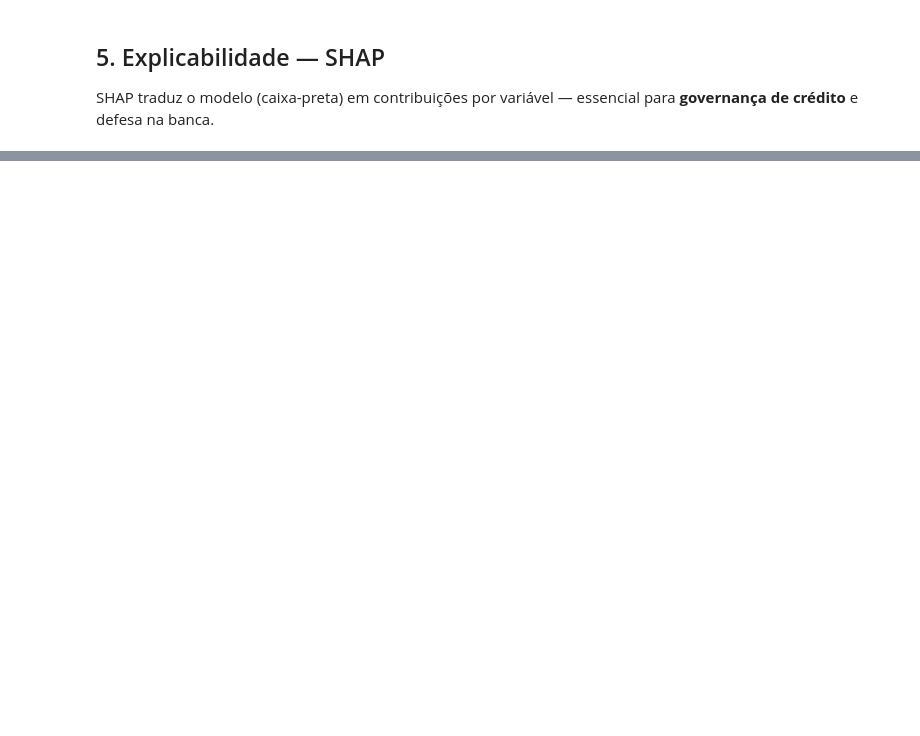
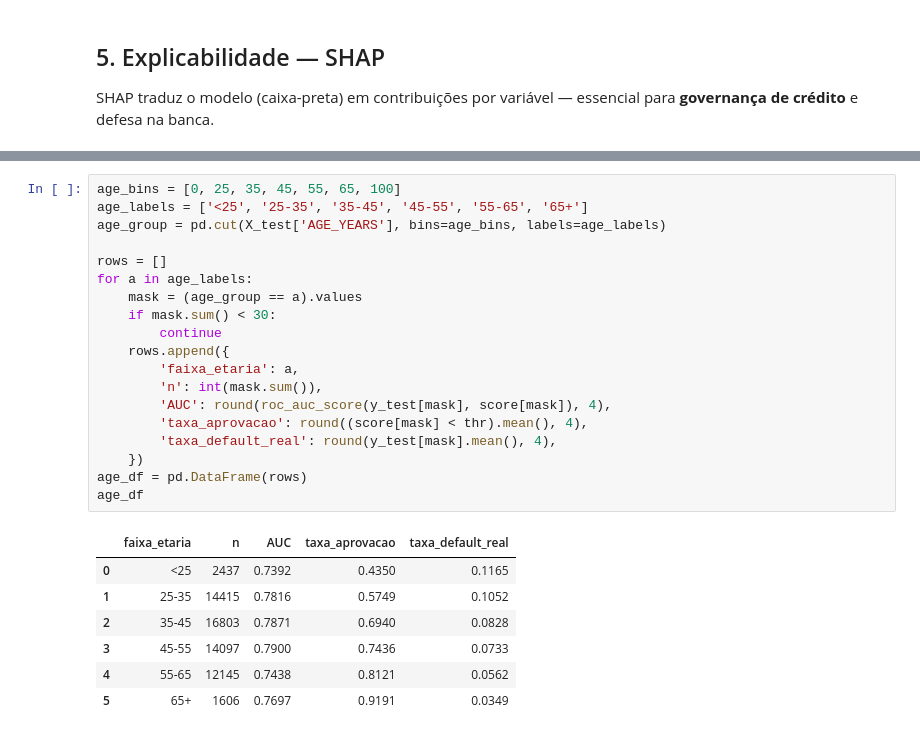
Before and after one commit to Rev1932/fia_tcc, a Jupyter notebook: Model/evaluation.ipynb, the cells around one changed output, grey strips where cells are left out. Saved outputs shown, nothing was run; the diff lists cells and outputs as text; blank space fills up the shorter version.

```diff
--- a/Model/evaluation.ipynb
+++ b/Model/evaluation.ipynb
@@ -107,0 +134,27 @@ shap.summary_plot(shap_values, sample, max_display=20)
+# %%
+age_bins = [0, 25, 35, 45, 55, 65, 100]
+age_labels = ['<25', '25-35', '35-45', '45-55', '55-65', '65+']
+age_group = pd.cut(X_test['AGE_YEARS'], bins=age_bins, labels=age_labels)
+
+rows = []
+for a in age_labels:
+    mask = (age_group == a).values
+    if mask.sum() < 30:
+        continue
+    rows.append({
+        'faixa_etaria': a,
+        'n': int(mask.sum()),
+        'AUC': round(roc_auc_score(y_test[mask], score[mask]), 4),
+        'taxa_aprovacao': round((score[mask] < thr).mean(), 4),
+        'taxa_default_real': round(y_test[mask].mean(), 4),
+    })
+age_df = pd.DataFrame(rows)
+age_df
+# %% [output]
+|  | faixa_etaria | n | AUC | taxa_aprovacao | taxa_default_real |
+| 0 | <25 | 2437 | 0.7392 | 0.4350 | 0.1165 |
+| 1 | 25-35 | 14415 | 0.7816 | 0.5749 | 0.1052 |
+| 2 | 35-45 | 16803 | 0.7871 | 0.6940 | 0.0828 |
+| 3 | 45-55 | 14097 | 0.7900 | 0.7436 | 0.0733 |
+| 4 | 55-65 | 12145 | 0.7438 | 0.8121 | 0.0562 |
+| 5 | 65+ | 1606 | 0.7697 | 0.9191 | 0.0349 |
```
Also changed, not shown: parts of 12 cells of this notebook, 5 other files.
